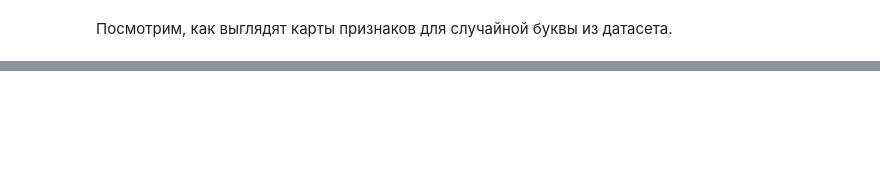
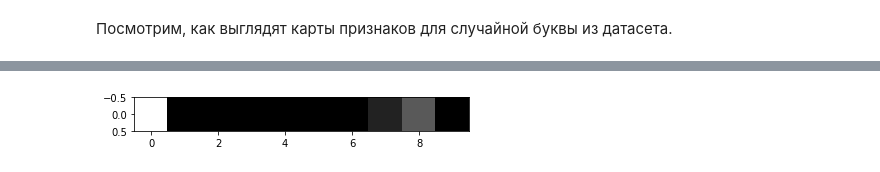
Before and after one commit to bazitur/dlschl-homeworks, a Jupyter notebook: homeworks/hw06/[hw6]Homework-First-CNN.ipynb, the cells around one changed output, grey strips where cells are left out. Cells and saved outputs as stored; diff of their text form; code cells hidden in the pictures; blank space fills up the shorter version.

```diff
--- a/homeworks/hw06/[hw6]Homework-First-CNN.ipynb
+++ b/homeworks/hw06/[hw6]Homework-First-CNN.ipynb
@@ -826,0 +866,5 @@ plt.show()
+# %%
+plt.imshow(net.layers[14].output.data.view(1, 10).numpy(), cmap='gray')
+plt.show()
+# %% [output]
+[figure, added]
```
Also changed, not shown: parts of 14 cells of this notebook.
